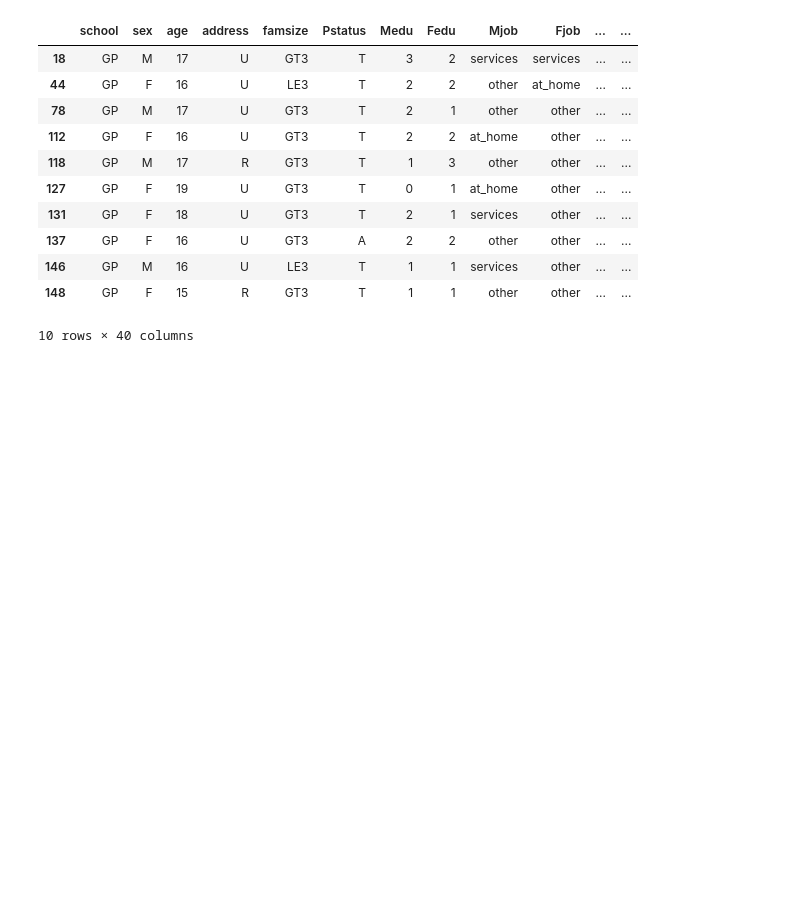
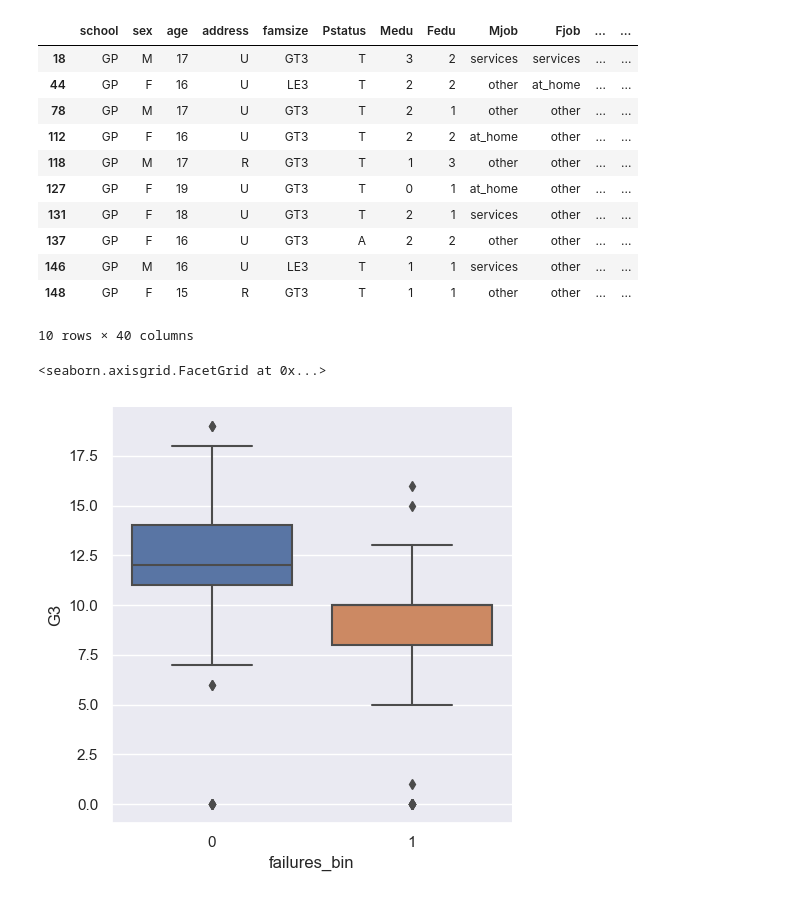
Before and after one commit to bwoakley/ML_projects, a Jupyter notebook: Project_Student_Performance/Proj_Student2.ipynb, the cells around one changed output. Saved outputs shown, nothing was run; the diff lists cells and outputs as text; code cells hidden in the pictures; blank space fills up the shorter version.

```diff
--- a/Project_Student_Performance/Proj_Student2.ipynb
+++ b/Project_Student_Performance/Proj_Student2.ipynb
@@ -1002,3 +1002,8 @@ df_full[ df_full['failures']>0 ].head(10)
 | 146 | GP | M | 16 | U | LE3 | T | 1 | 1 | services | other | ... | ... |
 | 148 | GP | F | 15 | R | GT3 | T | 1 | 1 | other | other | ... | ... |
 10 rows × 40 columns
+# %%
+sns.catplot(data=df_full, x="failures_bin", y="G3", kind="box" )
+# %% [output]
+<seaborn.axisgrid.FacetGrid at 0x...>
+[figure, added]
```
Also changed, not shown: parts of 13 cells of this notebook, 2 other files.
